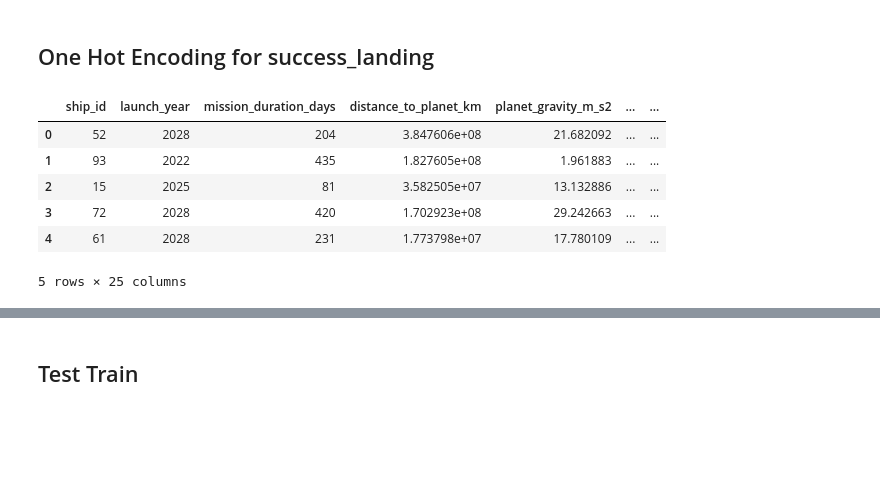
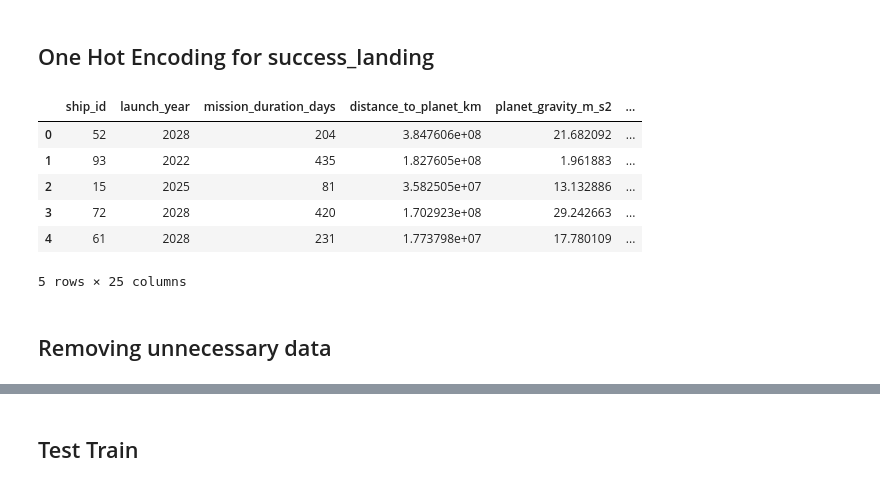
Before and after one commit to edimarvalentin/ML_Hackathon_CS_2023, a Jupyter notebook: Beginner Challenge - Sucess Landing.ipynb, the cells around one changed output, grey strips where cells are left out. Drawn from its saved outputs; the diff is of its cells as text; code cells hidden in the pictures; blank space fills up the shorter version.

```diff
--- a/Beginner Challenge - Sucess Landing.ipynb
+++ b/Beginner Challenge - Sucess Landing.ipynb
@@ -19,5 +24,2 @@ from sklearn.metrics import classification_report
-# %%
-sns.set()
-pd.set_option('display.max_columns', 10)
 # %%
 flights = pd.read_csv('synthetic_space_dataset.csv')
@@ -34,15 +276,17 @@ flights.head(5)
 # %% [markdown]
 ## One Hot Encoding for success_landing
 # %%
-success_landing = pd.get_dummies(flights.success_landing, drop_first=True, prefix='success_landing')
-flights = flights.drop(['success_landing'], axis='columns')
-flights = pd.concat([flights, success_landing], axis='columns')
+success_landing = pd.get_dummies(flights['success_landing'], drop_first=True, prefix="success_landing")
+flights = flights.drop('success_landing', axis=1)
+flights = pd.concat([flights, success_landing], axis=1)
 flights.head(5)
 # %% [output]
-|  | ship_id | launch_year | mission_duration_days | distance_to_planet_km | planet_gravity_m_s2 | ... | ... |
-| 0 | 52 | 2028 | 204 | 3.847606e+08 | 21.682092 | ... | ... |
-| 1 | 93 | 2022 | 435 | 1.827605e+08 | 1.961883 | ... | ... |
-| 2 | 15 | 2025 | 81 | 3.582505e+07 | 13.132886 | ... | ... |
-| 3 | 72 | 2028 | 420 | 1.702923e+08 | 29.242663 | ... | ... |
-| 4 | 61 | 2028 | 231 | 1.773798e+07 | 17.780109 | ... | ... |
+|  | ship_id | launch_year | mission_duration_days | distance_to_planet_km | planet_gravity_m_s2 | ... |
+| 0 | 52 | 2028 | 204 | 3.847606e+08 | 21.682092 | ... |
+| 1 | 93 | 2022 | 435 | 1.827605e+08 | 1.961883 | ... |
+| 2 | 15 | 2025 | 81 | 3.582505e+07 | 13.132886 | ... |
+| 3 | 72 | 2028 | 420 | 1.702923e+08 | 29.242663 | ... |
+| 4 | 61 | 2028 | 231 | 1.773798e+07 | 17.780109 | ... |
 5 rows × 25 columns
+# %% [markdown]
+## Removing unnecessary data
```
Also changed, not shown: parts of 84 cells of this notebook.
